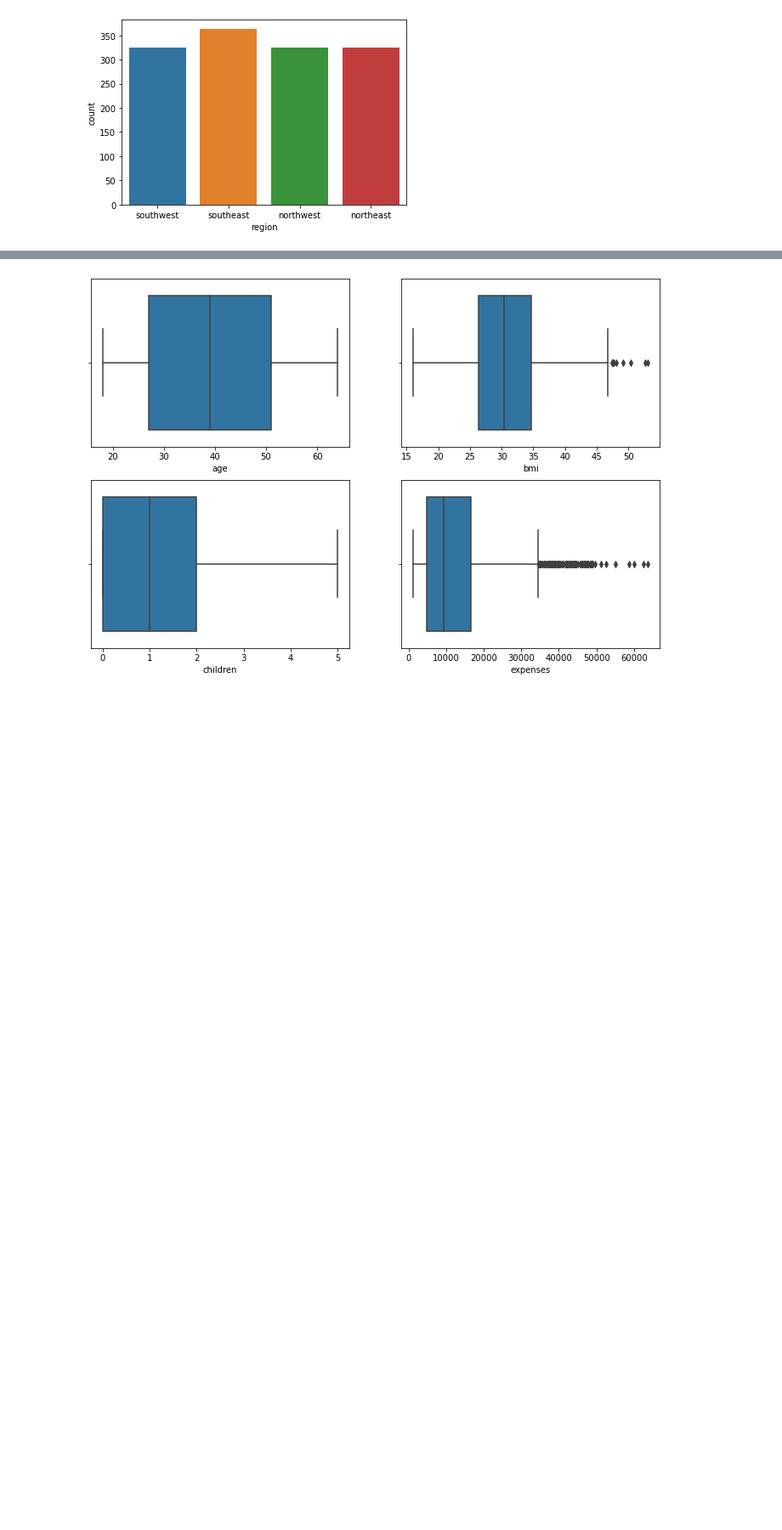
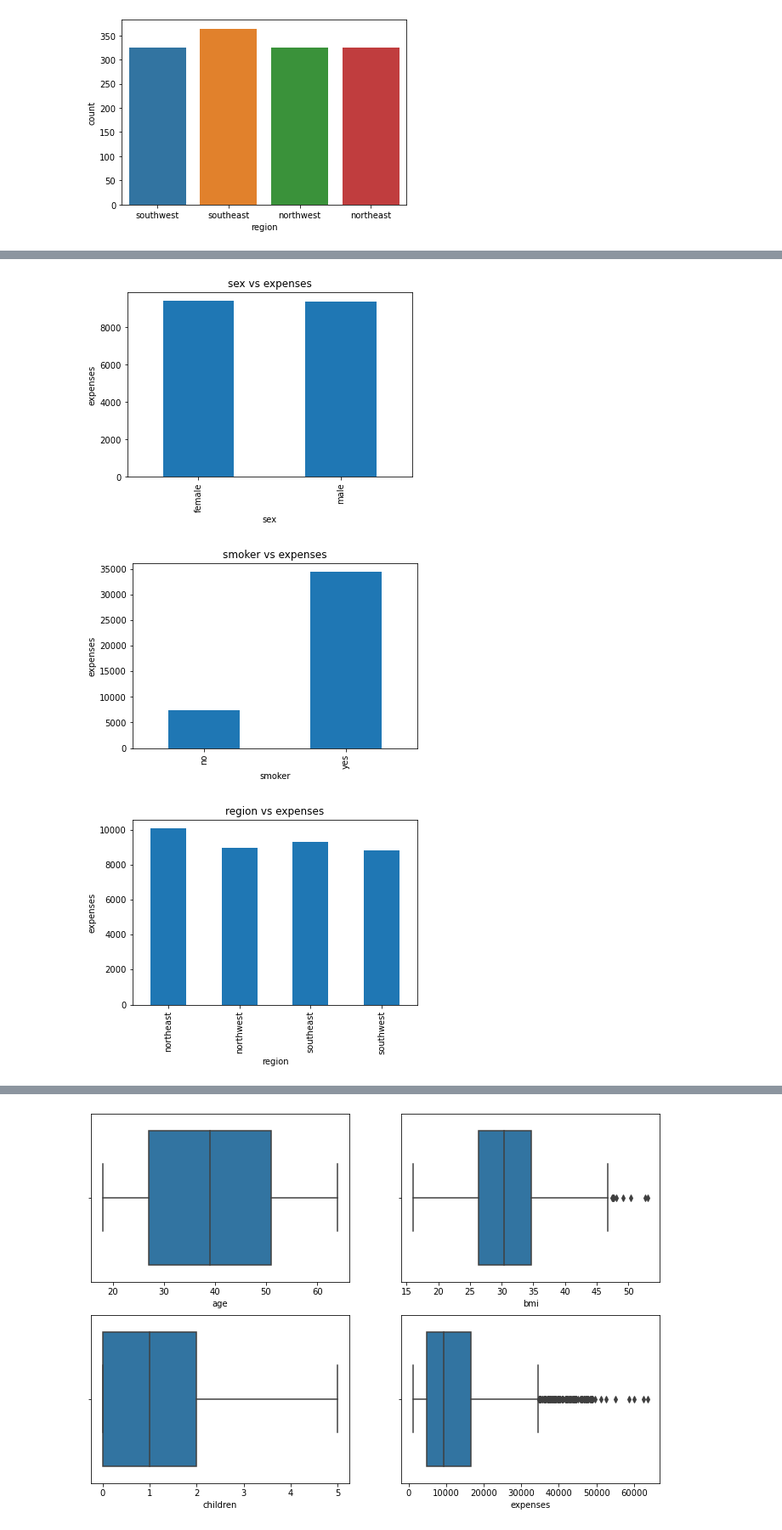
Before and after one commit to ikaushikpal/Insurance_Premium_Prediction, a Jupyter notebook: jNotebook Files/Insurance Premium Prediction.ipynb, the cells around one changed output, grey strips where cells are left out. Shown: that part at 85% size. Cells and saved outputs as stored; diff of their text form; code cells hidden in the pictures; blank space fills up the shorter version.

```diff
--- a/jNotebook Files/Insurance Premium Prediction.ipynb
+++ b/jNotebook Files/Insurance Premium Prediction.ipynb
@@ -86,0 +191,13 @@ for col in categorical_cols:
+# %%
+for col in categorical_cols:
+    df.groupby(col)['expenses'].median().plot(kind='bar')
+
+    plt.title(f"{col} vs expenses")
+    plt.xlabel(col)
+    plt.ylabel("expenses")
+
+    plt.show()
+# %% [output]
+[figure, added]
+[figure, added]
+[figure, added]
```
Also changed, not shown: parts of 40 cells of this notebook.
